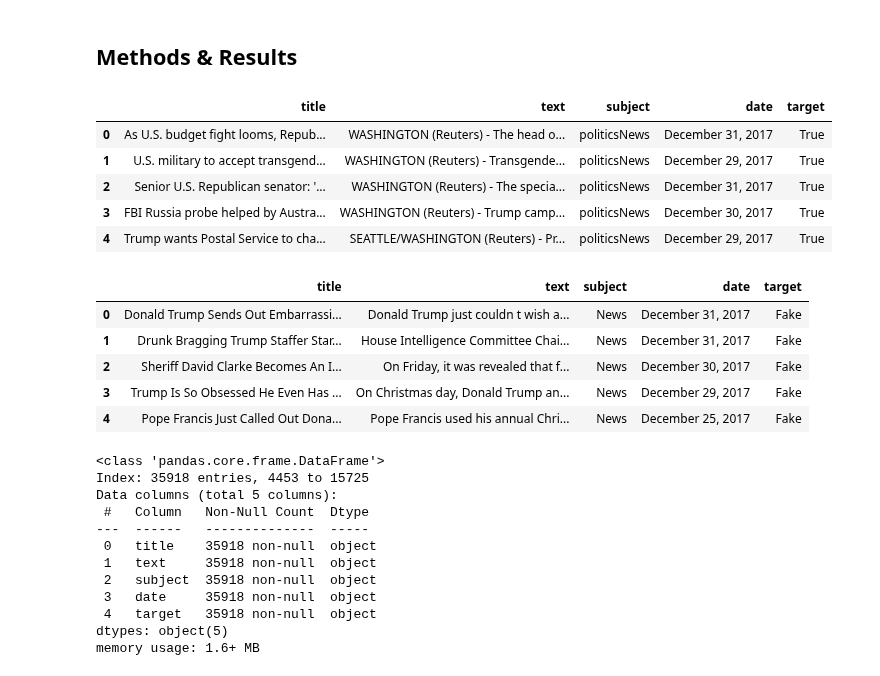
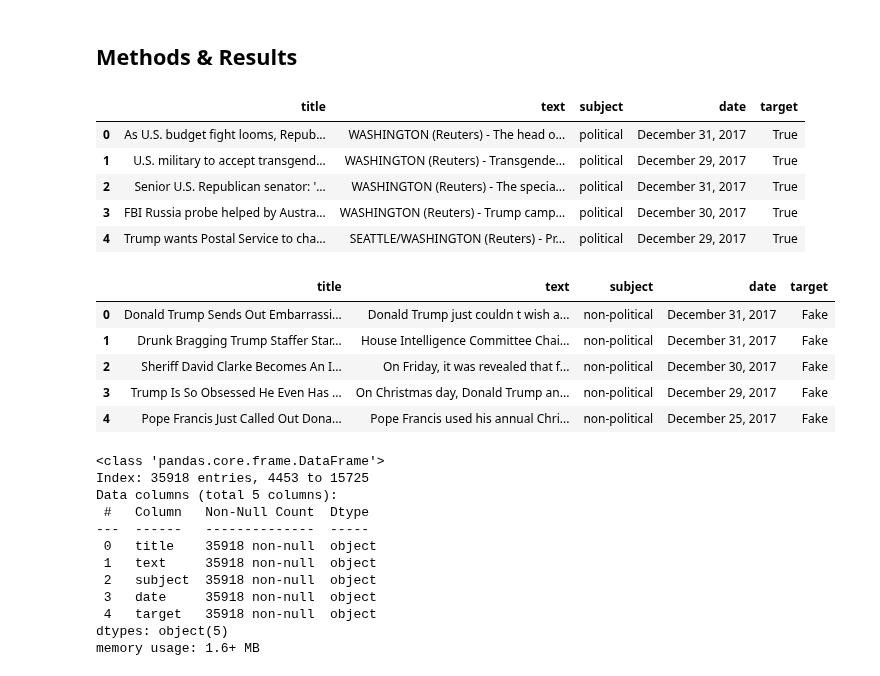
Before and after one commit to Vin-dictive/fake-real-news-detection, a Jupyter notebook: notebooks/analysis.ipynb, the cells around one changed output. Cells and saved outputs as stored; diff of their text form; code cells hidden in the pictures.

```diff
--- a/notebooks/analysis.ipynb
+++ b/notebooks/analysis.ipynb
@@ -24,30 +24,38 @@ from wordcloud import WordCloud
 # %% [markdown]
 ## Methods & Results
 # %%
-true_url = "https://raw.githubusercontent.com/jessie-liang/522data/refs/heads/main/True.csv"
-fake_url = "https://raw.githubusercontent.com/jessie-liang/522data/refs/heads/main/Fake.csv"
+true_url = "../data/True.csv"
+fake_url = "../data/Fake.csv"
 true_df = pd.read_csv(true_url)
 fake_df = pd.read_csv(fake_url)
 # %%
 true_df['target'] = 'True'
+true_df['subject'] = true_df['subject'].replace('politicsNews', 'political')
+true_df['subject'] = true_df['subject'].replace('worldnews', 'non-political')
 true_df.head()
 # %% [output]
 |  | title | text | subject | date | target |
-| 0 | As U.S. budget fight looms, Repub... | WASHINGTON (Reuters) - The head o... | politicsNews | December 31, 2017 | True |
-| 1 | U.S. military to accept transgend... | WASHINGTON (Reuters) - Transgende... | politicsNews | December 29, 2017 | True |
-| 2 | Senior U.S. Republican senator: '... | WASHINGTON (Reuters) - The specia... | politicsNews | December 31, 2017 | True |
-| 3 | FBI Russia probe helped by Austra... | WASHINGTON (Reuters) - Trump camp... | politicsNews | December 30, 2017 | True |
-| 4 | Trump wants Postal Service to cha... | SEATTLE/WASHINGTON (Reuters) - Pr... | politicsNews | December 29, 2017 | True |
+| 0 | As U.S. budget fight looms, Repub... | WASHINGTON (Reuters) - The head o... | political | December 31, 2017 | True |
+| 1 | U.S. military to accept transgend... | WASHINGTON (Reuters) - Transgende... | political | December 29, 2017 | True |
+| 2 | Senior U.S. Republican senator: '... | WASHINGTON (Reuters) - The specia... | political | December 31, 2017 | True |
+| 3 | FBI Russia probe helped by Austra... | WASHINGTON (Reuters) - Trump camp... | political | December 30, 2017 | True |
+| 4 | Trump wants Postal Service to cha... | SEATTLE/WASHINGTON (Reuters) - Pr... | political | December 29, 2017 | True |
 # %%
 fake_df['target'] = 'Fake'
+fake_df['subject'] = fake_df['subject'].replace('politics', 'political')
+fake_df['subject'] = fake_df['subject'].replace('left-news', 'political')
+fake_df['subject'] = fake_df['subject'].replace('Government News', 'political')
+fake_df['subject'] = fake_df['subject'].replace('News', 'non-political')
+fake_df['subject'] = fake_df['subject'].replace('US_News', 'non-political')
+fake_df['subject'] = fake_df['subject'].replace('Middle-east', 'non-political')
 fake_df.head()
 # %% [output]
 |  | title | text | subject | date | target |
-| 0 | Donald Trump Sends Out Embarrassi... | Donald Trump just couldn t wish a... | News | December 31, 2017 | Fake |
-| 1 | Drunk Bragging Trump Staffer Star... | House Intelligence Committee Chai... | News | December 31, 2017 | Fake |
-| 2 | Sheriff David Clarke Becomes An I... | On Friday, it was revealed that f... | News | December 30, 2017 | Fake |
-| 3 | Trump Is So Obsessed He Even Has ... | On Christmas day, Donald Trump an... | News | December 29, 2017 | Fake |
-| 4 | Pope Francis Just Called Out Dona... | Pope Francis used his annual Chri... | News | December 25, 2017 | Fake |
+| 0 | Donald Trump Sends Out Embarrassi... | Donald Trump just couldn t wish a... | non-political | December 31, 2017 | Fake |
+| 1 | Drunk Bragging Trump Staffer Star... | House Intelligence Committee Chai... | non-political | December 31, 2017 | Fake |
+| 2 | Sheriff David Clarke Becomes An I... | On Friday, it was revealed that f... | non-political | December 30, 2017 | Fake |
+| 3 | Trump Is So Obsessed He Even Has ... | On Christmas day, Donald Trump an... | non-political | December 29, 2017 | Fake |
+| 4 | Pope Francis Just Called Out Dona... | Pope Francis used his annual Chri... | non-political | December 25, 2017 | Fake |
 # %%
 complete_df = pd.concat([true_df, fake_df])
 
```
Also changed, not shown: parts of 5 cells of this notebook.
